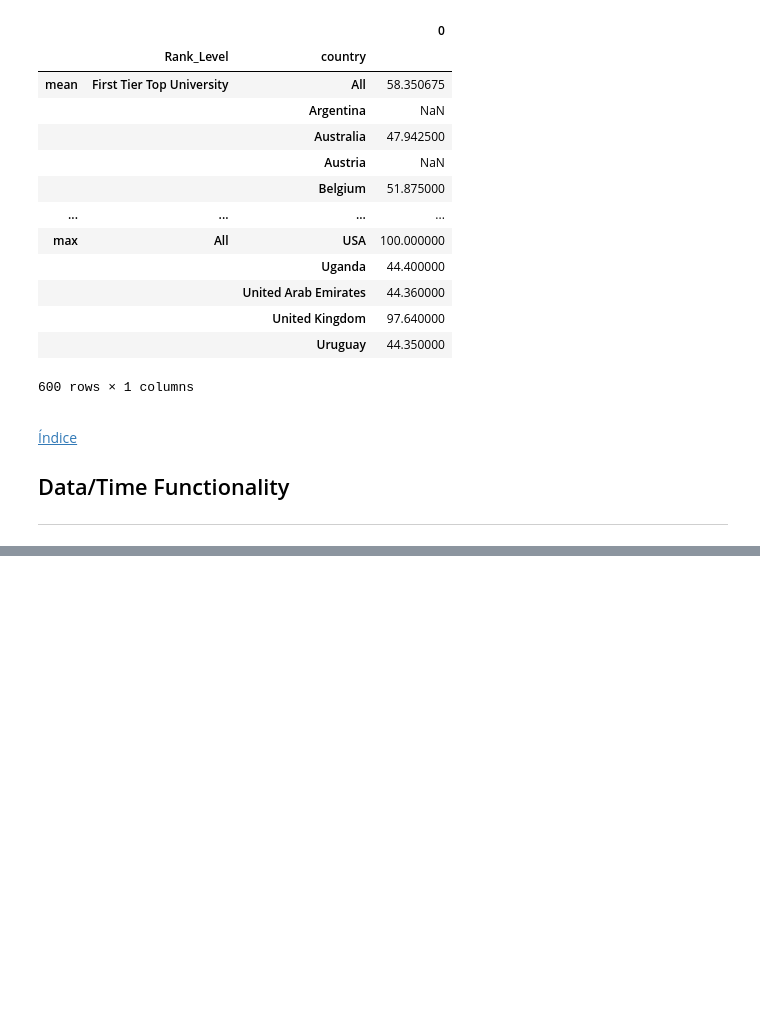
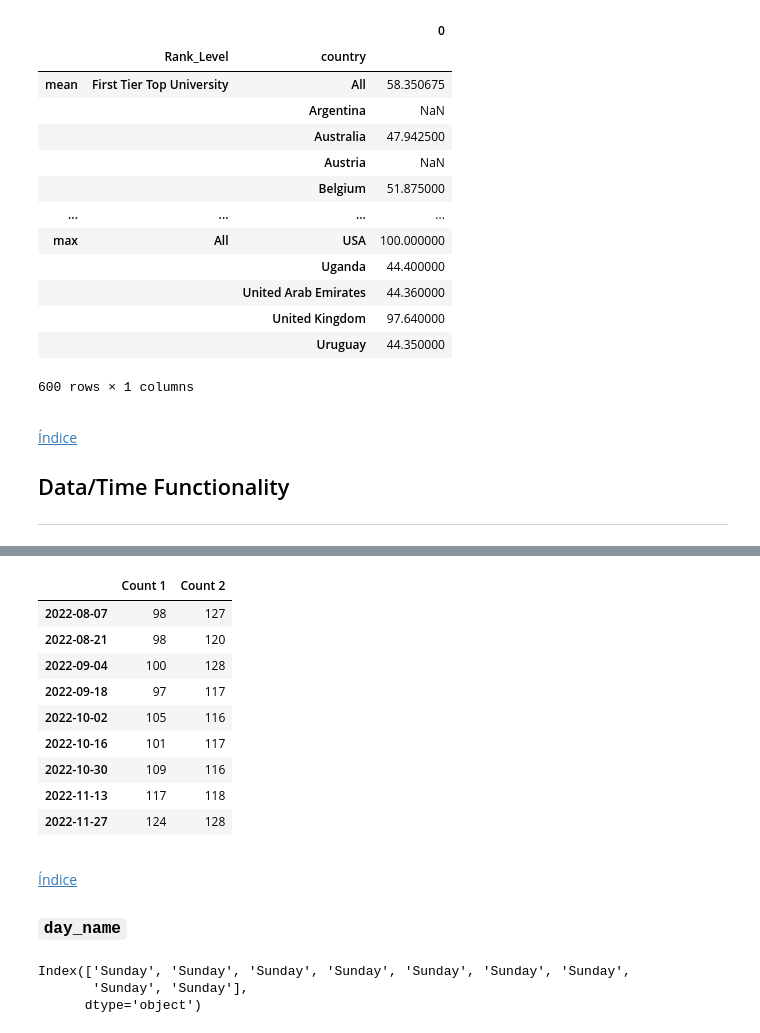
Before and after one commit to SantiGonzalezz/Applied-Data-Science-with-Python, a Jupyter notebook: 1. Introduction to Data Science in Python/Week 3/Pandas 2.ipynb, the cells around one changed output, grey strips where cells are left out. Drawn from its saved outputs; the diff is of its cells as text; code cells hidden in the pictures; blank space fills up the shorter version.

```diff
--- a/1. Introduction to Data Science in Python/Week 3/Pandas 2.ipynb
+++ b/1. Introduction to Data Science in Python/Week 3/Pandas 2.ipynb
@@ -1027,0 +1200,29 @@ pd.DataFrame(new_df.unstack().unstack())
+# %%
+dates = pd.date_range('08-01-2022', periods=9, freq='2W-SUN')
+df = pd.DataFrame({'Count 1': 100 + np.random.randint(-5, 10, 9).cumsum(),
+                   'Count 2': 120 + np.random.randint(-5, 10, 9)},
+                  index=dates)
+df
+# %% [output]
+|  | Count 1 | Count 2 |
+| 2022-08-07 | 98 | 127 |
+| 2022-08-21 | 98 | 120 |
+| 2022-09-04 | 100 | 128 |
+| 2022-09-18 | 97 | 117 |
+| 2022-10-02 | 105 | 116 |
+| 2022-10-16 | 101 | 117 |
+| 2022-10-30 | 109 | 116 |
+| 2022-11-13 | 117 | 118 |
+| 2022-11-27 | 124 | 128 |
+# %% [markdown]
+<a id='c-day-name'></a>
+
+[Índice](#index)
+
+### `day_name`
+# %%
+df.index.day_name()
+# %% [output]
+Index(['Sunday', 'Sunday', 'Sunday', 'Sunday', 'Sunday', 'Sunday', 'Sunday',
+       'Sunday', 'Sunday'],
+      dtype='object')
```
Also changed, not shown: parts of 31 cells of this notebook.
